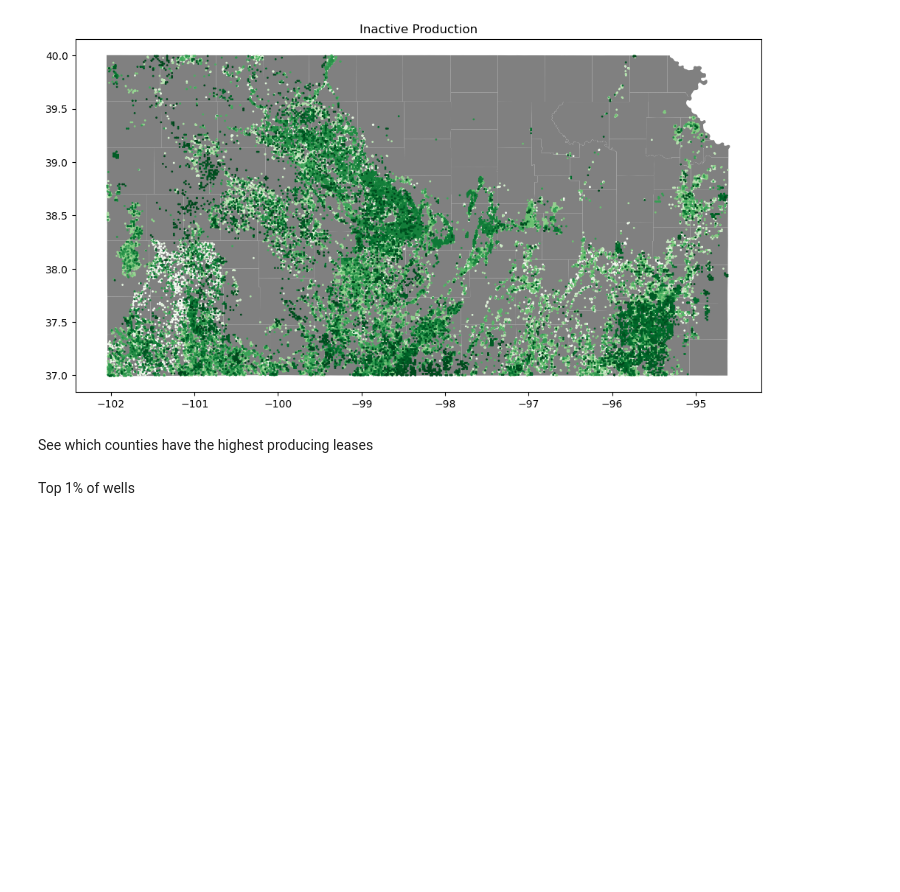
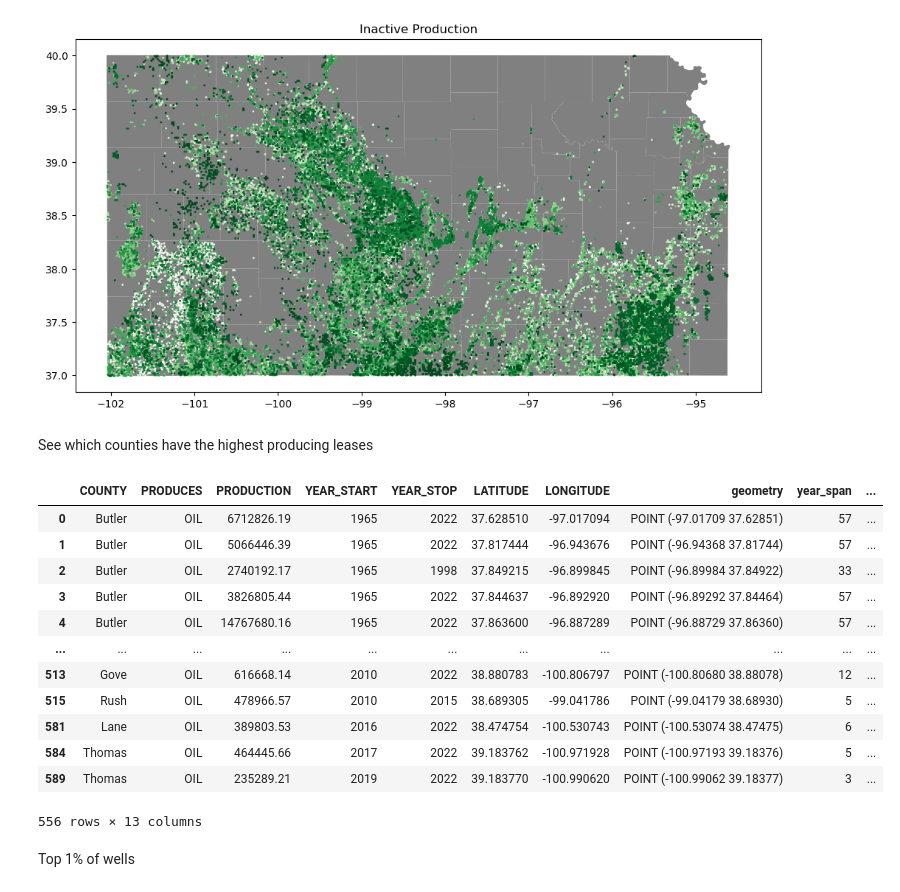
Before and after one commit to Energy-DVA/energy, a Jupyter notebook: _1_analysis/eda.ipynb, the cells around one changed output. Drawn from its saved outputs; the diff is of its cells as text; code cells hidden in the pictures; blank space fills up the shorter version.

```diff
--- a/_1_analysis/eda.ipynb
+++ b/_1_analysis/eda.ipynb
@@ -220,6 +224,22 @@ top_oil_leases = gpd.sjoin(top_oil_leases, kansas_counties, how="inner", predica
 # Gas
 top_gas_leases = df_lease_gas[df_lease_gas['rank'] == tot_ranks].reset_index(drop=True)
 top_gas_leases = gpd.sjoin(top_gas_leases, kansas_counties, how="inner", predicate="intersects")
+# %%
+top_oil_leases
+# %% [output]
+|  | COUNTY | PRODUCES | PRODUCTION | YEAR_START | YEAR_STOP | LATITUDE | LONGITUDE | geometry | year_span | ... |
+| 0 | Butler | OIL | 6712826.19 | 1965 | 2022 | 37.628510 | -97.017094 | POINT (-97.01709 37.62851) | 57 | ... |
+| 1 | Butler | OIL | 5066446.39 | 1965 | 2022 | 37.817444 | -96.943676 | POINT (-96.94368 37.81744) | 57 | ... |
+| 2 | Butler | OIL | 2740192.17 | 1965 | 1998 | 37.849215 | -96.899845 | POINT (-96.89984 37.84922) | 33 | ... |
+| 3 | Butler | OIL | 3826805.44 | 1965 | 2022 | 37.844637 | -96.892920 | POINT (-96.89292 37.84464) | 57 | ... |
+| 4 | Butler | OIL | 14767680.16 | 1965 | 2022 | 37.863600 | -96.887289 | POINT (-96.88729 37.86360) | 57 | ... |
+| ... | ... | ... | ... | ... | ... | ... | ... | ... | ... | ... |
+| 513 | Gove | OIL | 616668.14 | 2010 | 2022 | 38.880783 | -100.806797 | POINT (-100.80680 38.88078) | 12 | ... |
+| 515 | Rush | OIL | 478966.57 | 2010 | 2015 | 38.689305 | -99.041786 | POINT (-99.04179 38.68930) | 5 | ... |
+| 581 | Lane | OIL | 389803.53 | 2016 | 2022 | 38.474754 | -100.530743 | POINT (-100.53074 38.47475) | 6 | ... |
+| 584 | Thomas | OIL | 464445.66 | 2017 | 2022 | 39.183762 | -100.971928 | POINT (-100.97193 39.18376) | 5 | ... |
+| 589 | Thomas | OIL | 235289.21 | 2019 | 2022 | 39.183770 | -100.990620 | POINT (-100.99062 39.18377) | 3 | ... |
+556 rows × 13 columns
 # %% [markdown]
 Top 1% of wells
 # %%
```
Also changed, not shown: parts of 10 cells of this notebook.
